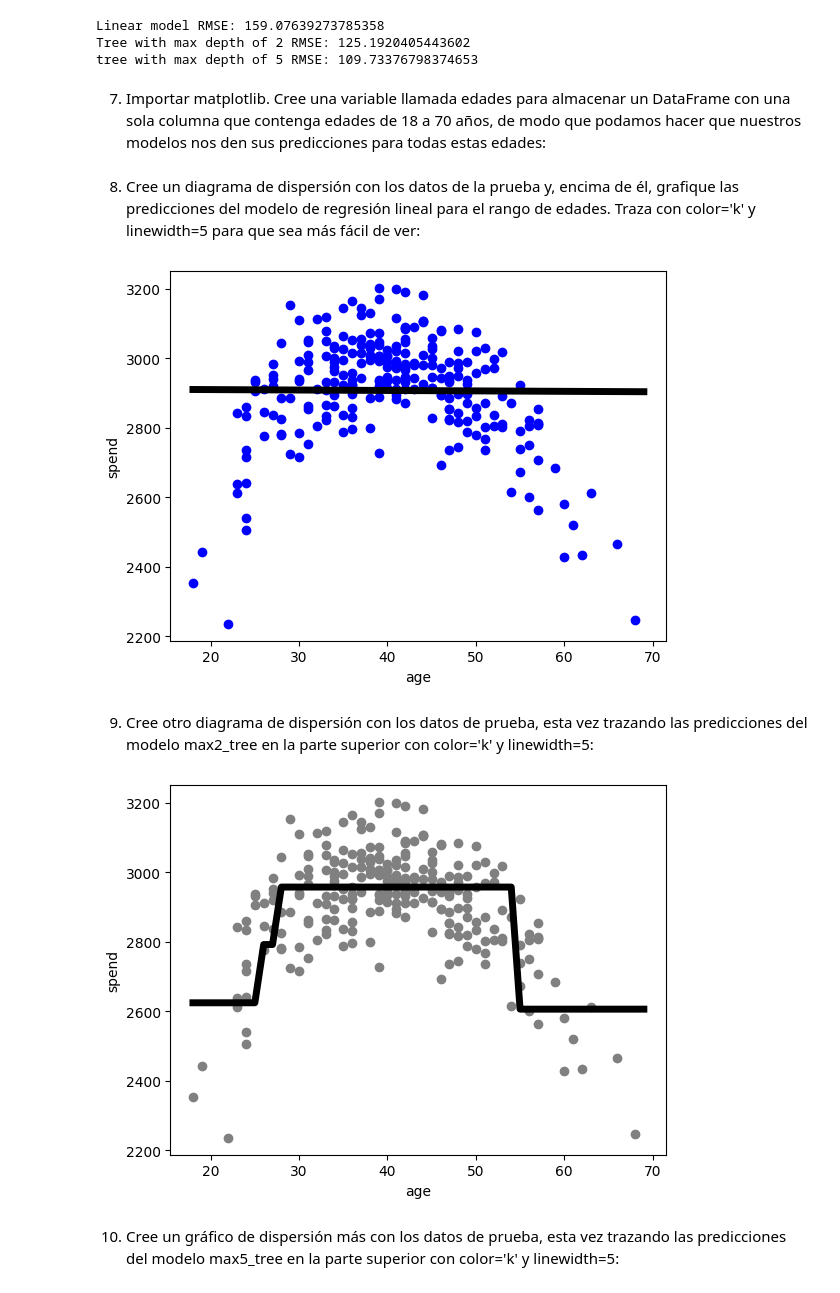
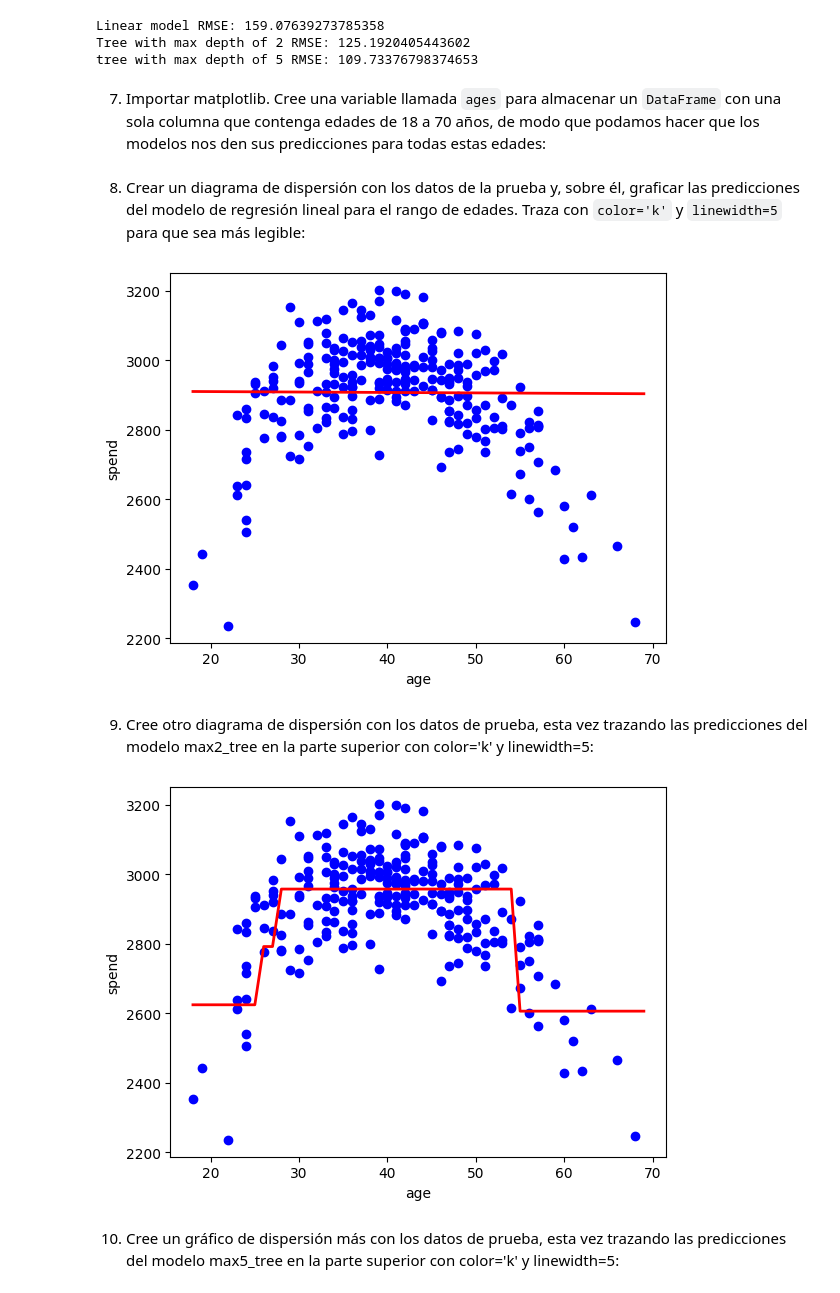
Before and after one commit to limspiga/customer-analytics, a Jupyter notebook: week-4b/customer_analytics_week_4b.ipynb, the cells around one changed output. Saved outputs shown, nothing was run; the diff lists cells and outputs as text; code cells hidden in the pictures.

```diff
--- a/week-4b/customer_analytics_week_4b.ipynb
+++ b/week-4b/customer_analytics_week_4b.ipynb
@@ -500,5 +517,4 @@ y = df['spend']
 # %%
 from sklearn.model_selection import train_test_split
-X_train, X_test, y_train, y_test = train_test_split\
-                                   (X, y, random_state = 10)
+X_train, X_test, y_train, y_test = train_test_split (X, y, random_state = 10)
 # %% [markdown]
@@ -550,14 +565,14 @@ tree with max depth of 5 RMSE: 109.73376798374653
 # %% [markdown]
-7. Importar matplotlib. Cree una variable llamada edades para almacenar un DataFrame con una sola columna que contenga edades de 18 a 70 años, de modo que podamos hacer que nuestros modelos nos den sus predicciones para todas estas edades:
+7. Importar matplotlib. Cree una variable llamada `ages` para almacenar un `DataFrame` con una sola columna que contenga edades de 18 a 70 años, de modo que podamos hacer que los modelos nos den sus predicciones para todas estas edades:
 # %%
 import matplotlib.pyplot as plt
 %matplotlib inline
 ages = pd.DataFrame({'age':range(18,70)})
 # %% [markdown]
-8. Cree un diagrama de dispersión con los datos de la prueba y, encima de él, grafique las predicciones del modelo de regresión lineal para el rango de edades. Traza con color='k' y linewidth=5 para que sea más fácil de ver:
+8. Crear un diagrama de dispersión con los datos de la prueba y, sobre él, graficar las predicciones del modelo de regresión lineal para el rango de edades. Traza con `color='k'` y `linewidth=5` para que sea más legible:
 # %%
 plt.scatter(X_test.age.tolist(), y_test.tolist(), color='blue')
-plt.plot(ages,model.predict(ages), color='k', linewidth=5, \
+plt.plot(ages,model.predict(ages), color='red', linewidth=2, \
          label="Linear Regression")
 plt.xlabel("age")
 plt.ylabel("spend")
@@ -568,22 +583,22 @@ plt.show()
 # alrededor de 40 años gastan más, mientras que las personas menores y mayores
 # de 40 años gastan menos.
 # %% [output]
-[figure, old version]
+[figure, new version]
 # %% [markdown]
 9. Cree otro diagrama de dispersión con los datos de prueba, esta vez trazando las predicciones del modelo max2_tree en la parte superior con color='k' y linewidth=5:
 # %%
-plt.scatter(X_test.age.tolist(), y_test.tolist(), color='gray')
+plt.scatter(X_test.age.tolist(), y_test.tolist(), color='blue')
 plt.plot(ages,max2_tree_model.predict(ages), \
-         color='k',linewidth=5,label="Tree with max depth 2")
+         color='red',linewidth=2,label="Tree with max depth 2")
 plt.xlabel("age")
 plt.ylabel("spend")
 plt.show()
 
 # Este modelo hace un mejor trabajo al capturar la relación,
-#  aunque no captura la fuerte disminución en las poblaciones
-#  más viejas o más jóvenes.
+# aunque no captura la fuerte disminución en las poblaciones
+# más viejas o más jóvenes.
 # %% [output]
-[figure, old version]
+[figure, new version]
 # %% [markdown]
 10. Cree un gráfico de dispersión más con los datos de prueba, esta vez trazando las predicciones del modelo max5_tree en la parte superior con color='k' y linewidth=5:
 # %%
```
Also changed, not shown: parts of 20 cells of this notebook.
